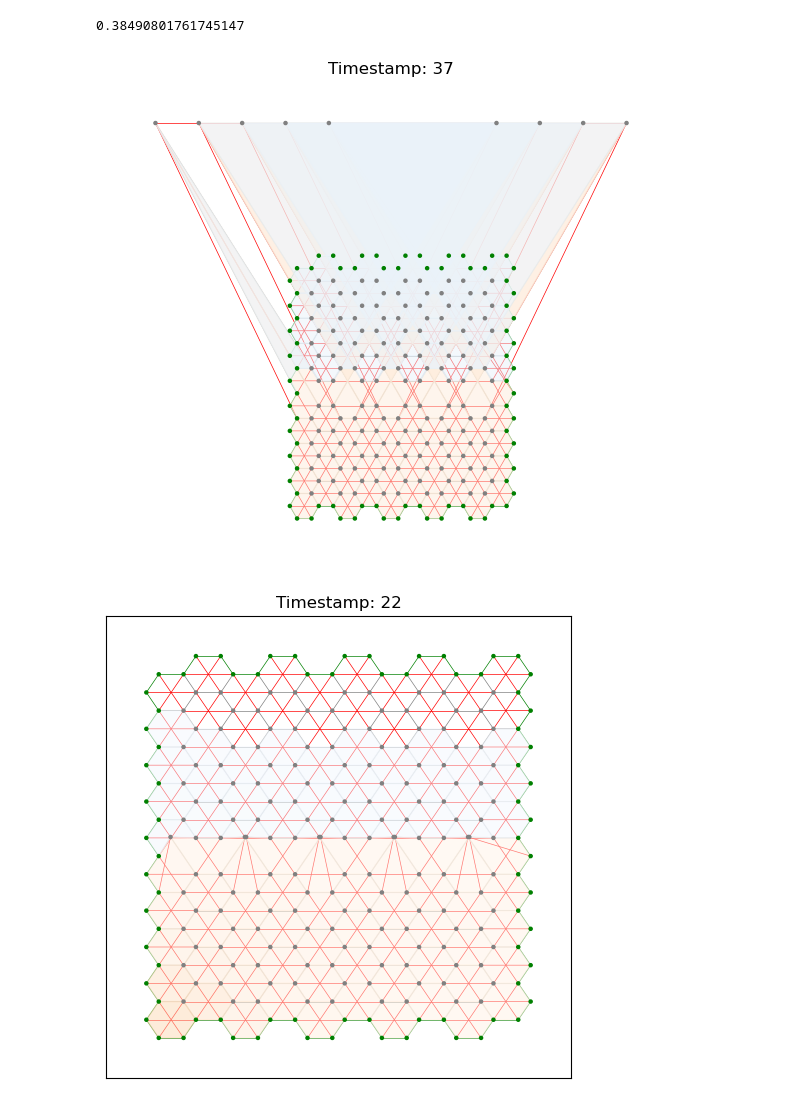
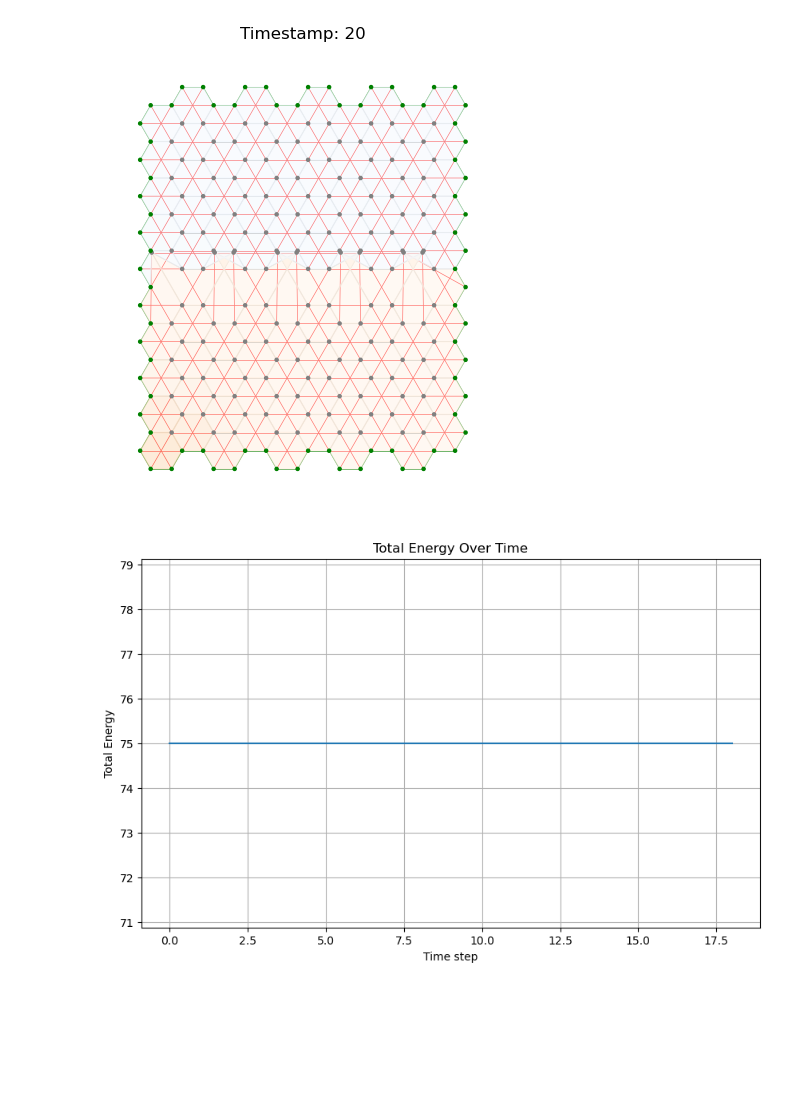
Before and after one commit to tomernadiv/vertex_model, a Jupyter notebook: notebook.ipynb, the cells around one changed output. Saved outputs shown, nothing was run; the diff lists cells and outputs as text; code cells hidden in the pictures; blank space fills up the shorter version.

Commit message:
update membranal spring force, added total energy calculation

```diff
--- a/notebook.ipynb
+++ b/notebook.ipynb
@@ -37,40 +37,49 @@ T = tissue.Tissue(cell_radius=cell_radius, num_cols=10, num_rows=10)
 #         T.graph.nodes[n]['pos'] = new_pos
 
 
-time_limit = 5
+time_limit = 20
+total_energy = []
 for t in range(1, time_limit):
     # Create a new figure each time
     fig, ax = plt.subplots(figsize=(6, 6))
 
     # Plot tissue
     ax.set_title(f"Timestamp: {t}")
     T.plot_tissue(ax=ax)
 
     # Display the plot
     plt.tight_layout()
     display(fig)
     plt.close(fig)
 
     # For animations in Jupyter notebooks
     clear_output(wait=True)
     time.sleep(0.5)
 
     # Update for next iteration
     T.compute_all_forces(['spring', 'line_tension'])
     T.update_positions(dt=0.5)
     T.update_heights()
+    total_energy.append(T.compute_total_energy())
 
 
 # Create final figure
 fig, ax = plt.subplots(figsize=(6, 6))
 ax.set_title(f"Timestamp: {time_limit}")
 T.plot_tissue(ax=ax)
 plt.show()
 
 
 # for node in T.graph.nodes:
 #     print(f"Node {node}: {T.graph.nodes[node]['force']}")
+
+#graph of total eneergy in time:
+plt.plot(total_energy)
+plt.xlabel("Time step")
+plt.ylabel("Total Energy")
+plt.title("Total Energy Over Time")
+plt.grid(True)
+plt.show()
 # %% [output]
-0.38490801761745147
-[figure, old version]
+[figure, new version]
-[figure, old version]
+[figure, new version]
```
Also changed, not shown: parts of 2 cells of this notebook, 2 other files.
